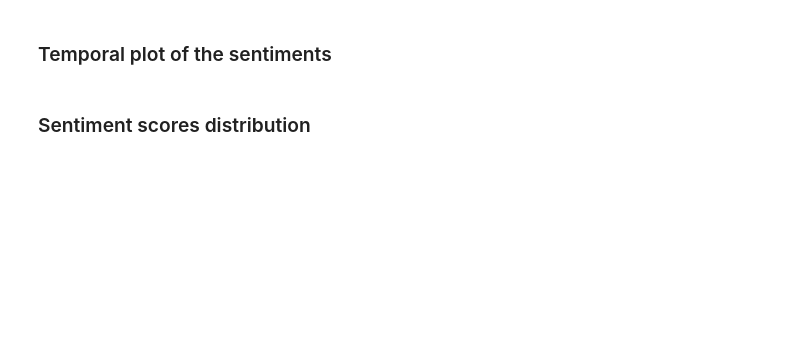
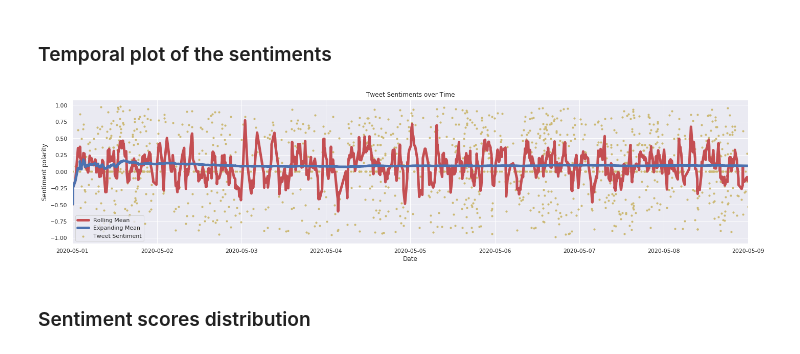
Before and after one commit to Rrishik/COVID-19-tweets, a Jupyter notebook: Covid-19 Tweets analysis.ipynb, the cells around one changed output. Cells and saved outputs as stored; diff of their text form; code cells hidden in the pictures; blank space fills up the shorter version.

```diff
--- a/Covid-19 Tweets analysis.ipynb
+++ b/Covid-19 Tweets analysis.ipynb
@@ -174,6 +205,6 @@ country_freq_df.plot(ax=ax, column='count', legend=True, cmap = 'Paired')
 # %% [markdown]
 ### Picking out the tweet texts
 # %%
-text_en = df['full_text']
+text_en = df_text['full_text']
 text_en.tail()
 print(text_en.iloc[0])
@@ -243,17 +298,12 @@ plt.savefig('wordcloud.png')
 ## Sentiment Analysis
 # %% [markdown]
 ### Getting the polarity scores for each tweet
-# %%
-def getCountry(loc):
-    if(loc):
-        return loc[1].country
-    return None
 # %%
 sid = SentimentIntensityAnalyzer()
 sentiment_scores = text_en_lr.apply(lambda x: sid.polarity_scores(x))
 sent_scores_df = pd.DataFrame(list(sentiment_scores)).reset_index().drop('index', axis = 1)
 
-sent_scores_df['country'] = df['locations'].apply(getCountry).reset_index().drop('index', axis = 1)
+sent_scores_df['country'] = df_locations['locations'].apply(getCountry)
 
 sent_scores_df['val'] = sent_scores_df['compound'].apply(lambda x: 'neutral' if x == 0 else ('positive' if x > 0 else 'negative'))
 sent_scores_df.head()
@@ -269,28 +328,30 @@ plt.savefig('sentiment.png')
 ### Temporal plot of the sentiments
 # %%
 sentiments_time_df = pd.DataFrame()
-sentiments_time_df['time'] = df['created_at']
+sentiments_time_df['time'] = df_time['created_at']
 sentiments_time_df['polarity'] = sent_scores_df['compound']
-sentiments_time_df.index = pd.to_datetime(sentiments_time_df['time'])
+# sentiments_time_df.index = pd.to_datetime(sentiments_time_df['time'])
 
 
 ot = sentiments_time_df.sample(frac=.001)
 ot['time'] = pd.to_datetime(ot['time'])
 ot.index = pd.to_datetime(ot['time'])
 ot.sort_index(inplace=True)
 ot['expanding'] = ot['polarity'].expanding().mean()
 ot['rolling'] = ot['polarity'].rolling('1h').mean()
 
 fig = plt.figure(figsize=(20,5))
 ax = fig.add_subplot(111)
 ax.scatter(ot['time'],ot['polarity'], label='Tweet Sentiment', s = 10, color = 'y')
 ax.plot(ot['time'],ot['rolling'], color ='r', label='Rolling Mean', linewidth = 5)
 ax.plot(ot['time'],ot['expanding'], color='b', label='Expanding Mean', linewidth = 5)
 ax.set_xlim([dt.date(2020,5,1),dt.date(2020,5,9)])
 ax.set(title='Tweet Sentiments over Time', xlabel='Date', ylabel='Sentiment polarity')
 ax.legend(loc='best')
 fig.tight_layout()
 plt.savefig('temporal_sentiments.png')
+# %% [output]
+[figure, added]
 # %% [markdown]
 ### Sentiment scores distribution
 # %%
```
Also changed, not shown: parts of 31 cells of this notebook, 12 other files.
